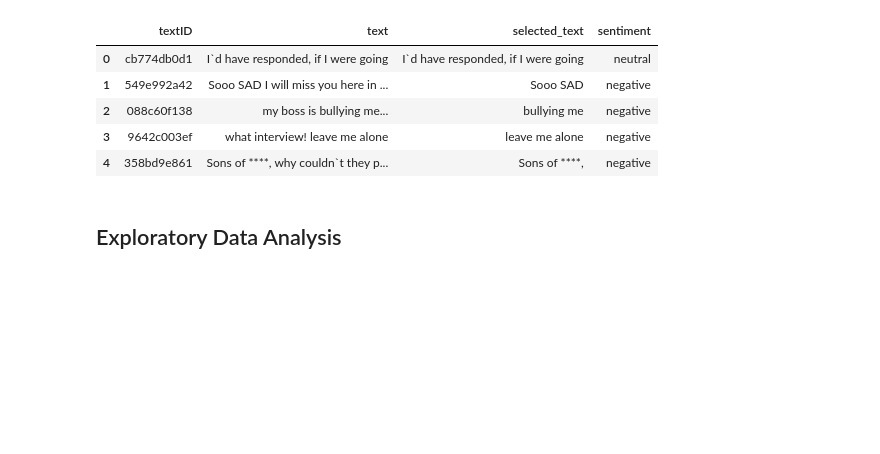
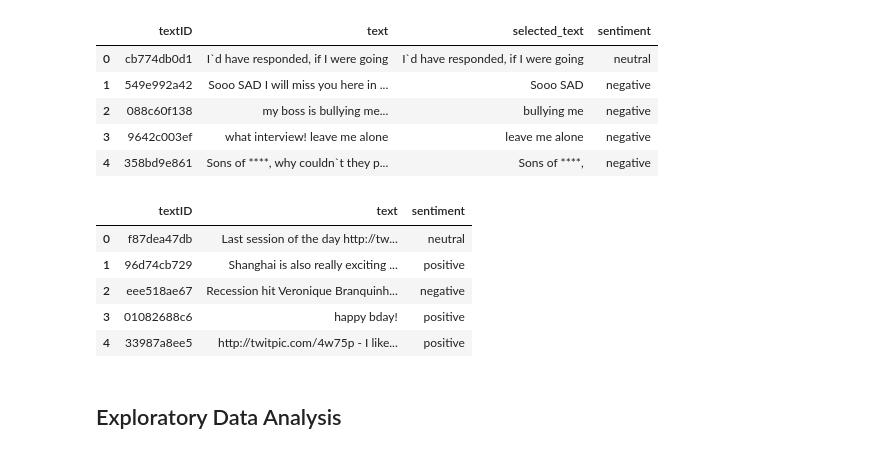
Before and after one commit to bethelike98/ENTITY-Final-Project, a Jupyter notebook: Scripts/Twitter Sentiment - NLP Classification.ipynb, the cells around one changed output. Saved outputs shown, nothing was run; the diff lists cells and outputs as text; code cells hidden in the pictures; blank space fills up the shorter version.

```diff
--- a/Scripts/Twitter Sentiment - NLP Classification.ipynb
+++ b/Scripts/Twitter Sentiment - NLP Classification.ipynb
@@ -50,6 +71,16 @@ train.head()
 | 2 | 088c60f138 | my boss is bullying me... | bullying me | negative |
 | 3 | 9642c003ef | what interview! leave me alone | leave me alone | negative |
 | 4 | 358bd9e861 | Sons of ****, why couldn`t they p... | Sons of ****, | negative |
+# %%
+test = pd.read_csv("/Users/bethelikejiofor/Documents/GitHub/ENTITY-Final-Project/Data/test.csv")
+test.head()
+# %% [output]
+|  | textID | text | sentiment |
+| 0 | f87dea47db | Last session of the day http://tw... | neutral |
+| 1 | 96d74cb729 | Shanghai is also really exciting ... | positive |
+| 2 | eee518ae67 | Recession hit Veronique Branquinh... | negative |
+| 3 | 01082688c6 | happy bday! | positive |
+| 4 | 33987a8ee5 | http://twitpic.com/4w75p - I like... | positive |
 # %% [markdown]
 ## Exploratory Data Analysis
 # %% [markdown]
```
Also changed, not shown: parts of 7 cells of this notebook.
